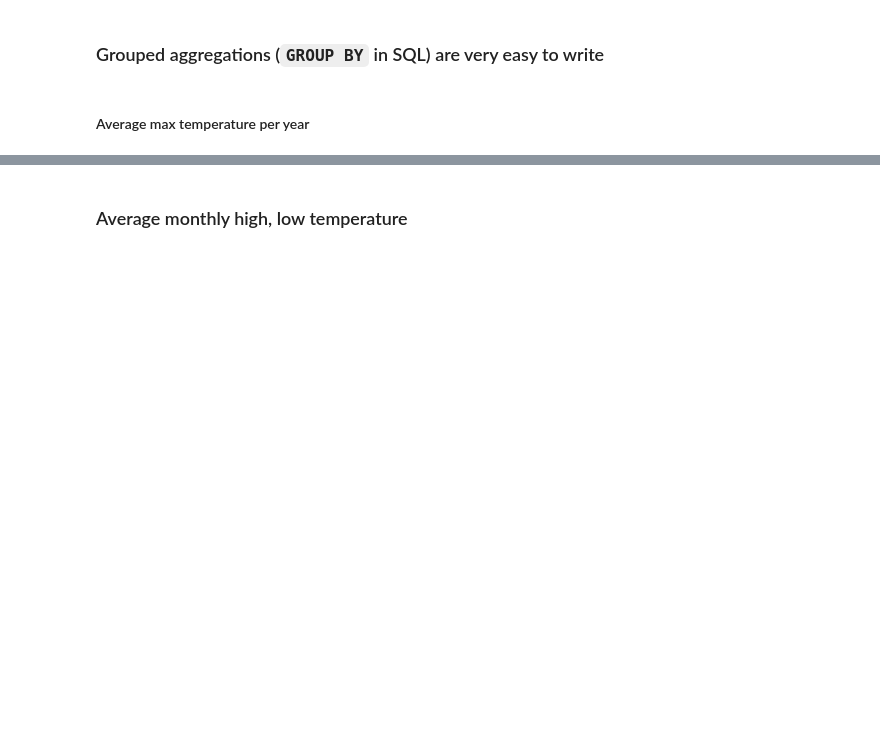
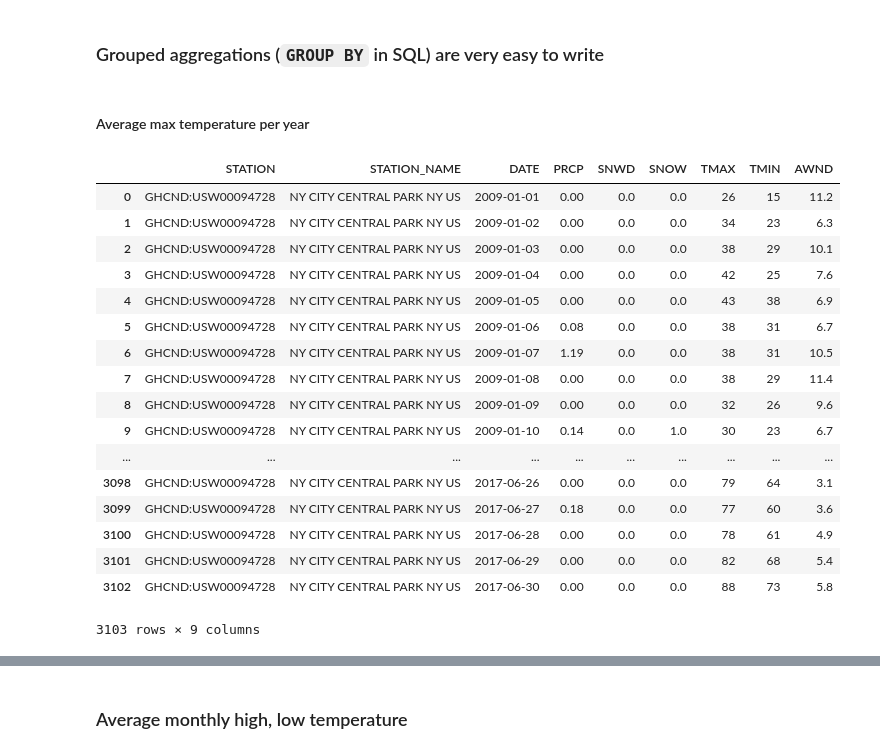
Before and after one commit to cpcloud/indexconf2018, a Jupyter notebook: indexconf2018.ipynb, the cells around one changed output, grey strips where cells are left out. Cells and saved outputs as stored; diff of their text form; code cells hidden in the pictures; blank space fills up the shorter version.

```diff
--- a/indexconf2018.ipynb
+++ b/indexconf2018.ipynb
@@ -17,6 +57,27 @@ df.head()
 ### Grouped aggregations (`GROUP BY` in SQL) are very easy to write
 # %% [markdown]
 #### Average max temperature per year
+# %%
+df
+# %% [output]
+|  | STATION | STATION_NAME | DATE | PRCP | SNWD | SNOW | TMAX | TMIN | AWND |
+| 0 | GHCND:USW00094728 | NY CITY CENTRAL PARK NY US | 2009-01-01 | 0.00 | 0.0 | 0.0 | 26 | 15 | 11.2 |
+| 1 | GHCND:USW00094728 | NY CITY CENTRAL PARK NY US | 2009-01-02 | 0.00 | 0.0 | 0.0 | 34 | 23 | 6.3 |
+| 2 | GHCND:USW00094728 | NY CITY CENTRAL PARK NY US | 2009-01-03 | 0.00 | 0.0 | 0.0 | 38 | 29 | 10.1 |
+| 3 | GHCND:USW00094728 | NY CITY CENTRAL PARK NY US | 2009-01-04 | 0.00 | 0.0 | 0.0 | 42 | 25 | 7.6 |
+| 4 | GHCND:USW00094728 | NY CITY CENTRAL PARK NY US | 2009-01-05 | 0.00 | 0.0 | 0.0 | 43 | 38 | 6.9 |
+| 5 | GHCND:USW00094728 | NY CITY CENTRAL PARK NY US | 2009-01-06 | 0.08 | 0.0 | 0.0 | 38 | 31 | 6.7 |
+| 6 | GHCND:USW00094728 | NY CITY CENTRAL PARK NY US | 2009-01-07 | 1.19 | 0.0 | 0.0 | 38 | 31 | 10.5 |
+| 7 | GHCND:USW00094728 | NY CITY CENTRAL PARK NY US | 2009-01-08 | 0.00 | 0.0 | 0.0 | 38 | 29 | 11.4 |
+| 8 | GHCND:USW00094728 | NY CITY CENTRAL PARK NY US | 2009-01-09 | 0.00 | 0.0 | 0.0 | 32 | 26 | 9.6 |
+| 9 | GHCND:USW00094728 | NY CITY CENTRAL PARK NY US | 2009-01-10 | 0.14 | 0.0 | 1.0 | 30 | 23 | 6.7 |
+| ... | ... | ... | ... | ... | ... | ... | ... | ... | ... |
+| 3098 | GHCND:USW00094728 | NY CITY CENTRAL PARK NY US | 2017-06-26 | 0.00 | 0.0 | 0.0 | 79 | 64 | 3.1 |
+| 3099 | GHCND:USW00094728 | NY CITY CENTRAL PARK NY US | 2017-06-27 | 0.18 | 0.0 | 0.0 | 77 | 60 | 3.6 |
+| 3100 | GHCND:USW00094728 | NY CITY CENTRAL PARK NY US | 2017-06-28 | 0.00 | 0.0 | 0.0 | 78 | 61 | 4.9 |
+| 3101 | GHCND:USW00094728 | NY CITY CENTRAL PARK NY US | 2017-06-29 | 0.00 | 0.0 | 0.0 | 82 | 68 | 5.4 |
+| 3102 | GHCND:USW00094728 | NY CITY CENTRAL PARK NY US | 2017-06-30 | 0.00 | 0.0 | 0.0 | 88 | 73 | 5.8 |
+3103 rows × 9 columns
 # %%
 avg = df.groupby(df.DATE.dt.year).TMAX.mean()
 avg.plot()
```
Also changed, not shown: parts of 13 cells of this notebook, 1 other file.
